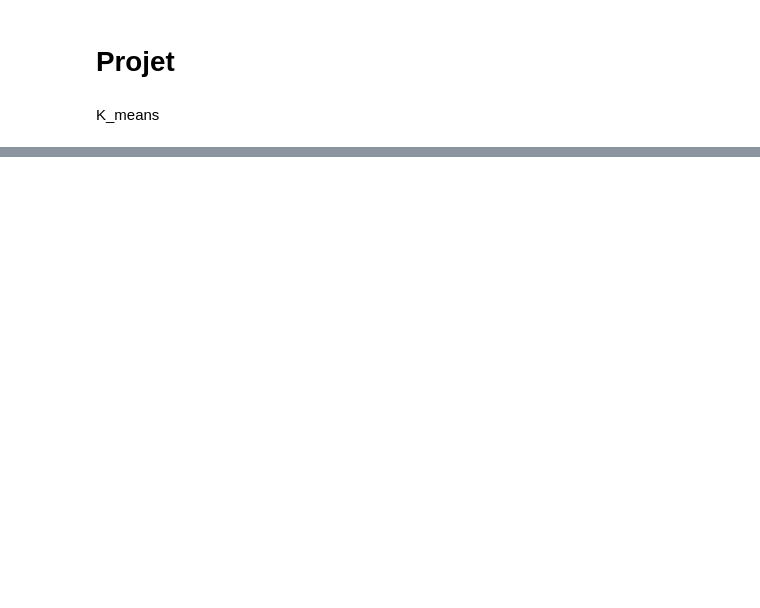
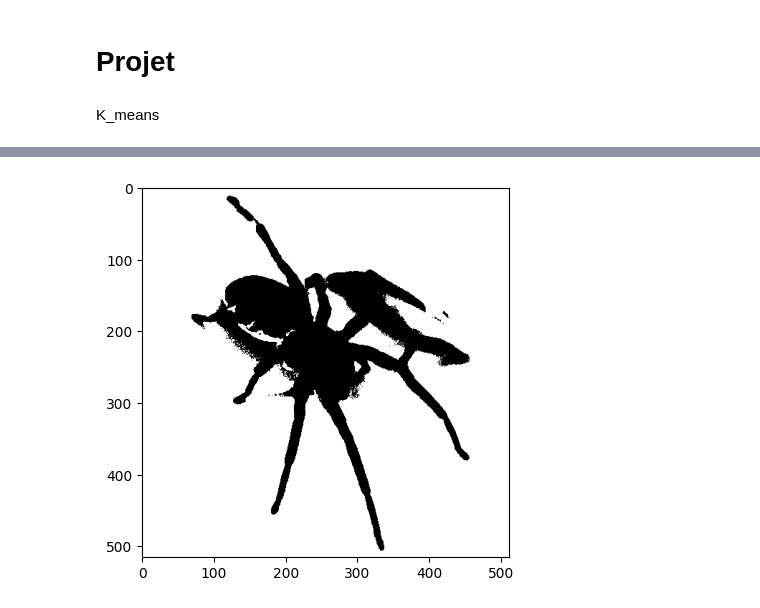
Before and after one commit to SlowBye/Math_kmean_otsu, a Jupyter notebook: K_means.ipynb, the cells around one changed output, grey strips where cells are left out. Saved outputs shown, nothing was run; the diff lists cells and outputs as text; code cells hidden in the pictures; blank space fills up the shorter version.

```diff
--- a/K_means.ipynb
+++ b/K_means.ipynb
@@ -60,0 +117,8 @@ ValueError: not enough values to unpack (expected 3, got 2)
+# %%
+test = io.imread('Image/PetiteBete.pgm')
+test = util.img_as_float(test)
+
+plt.imshow(k_means(test,2),cmap='gray')
+plt.show()
+# %% [output]
+[figure, added]
```
Also changed, not shown: parts of 8 cells of this notebook, 4 other files.
